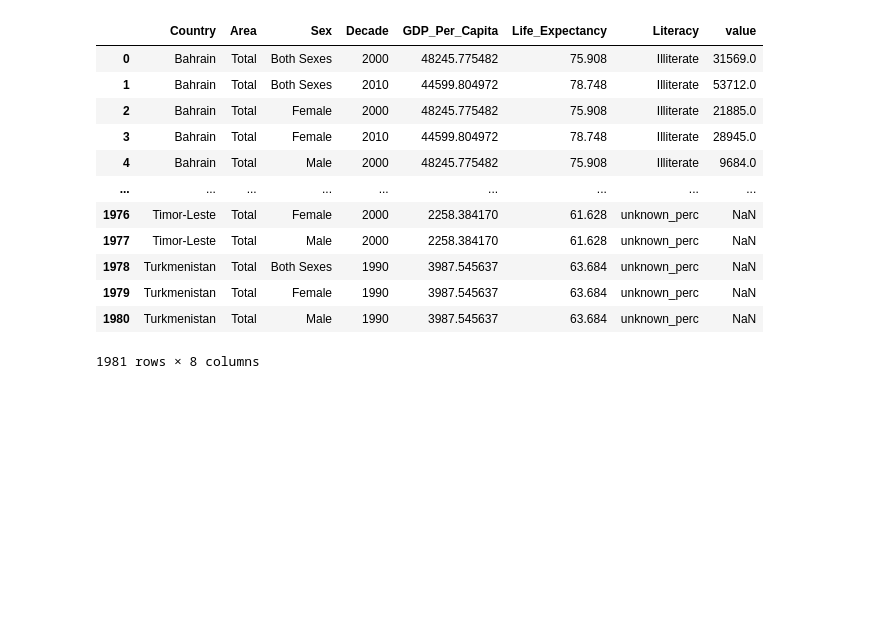
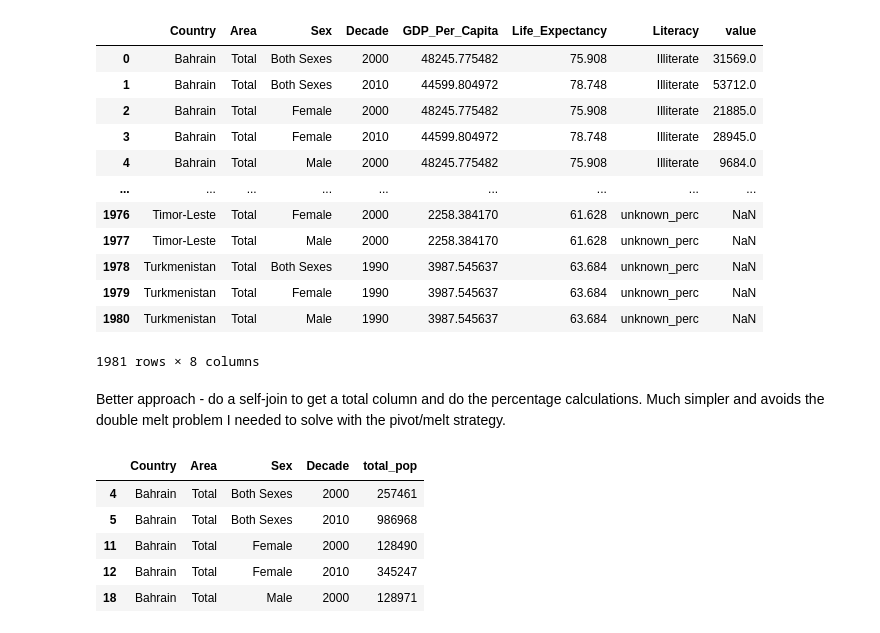
Before and after one commit to nss-data-science-cohort-7/un-exploration-tfwhitesell, a Jupyter notebook: notebooks/un_solo.ipynb, the cells around one changed output. Cells and saved outputs as stored; diff of their text form; code cells hidden in the pictures; blank space fills up the shorter version.

```diff
--- a/notebooks/un_solo.ipynb
+++ b/notebooks/un_solo.ipynb
@@ -395,3 +395,5 @@ pd.melt(asia_wide, id_vars = ['Country', 'Area', 'Sex', 'Decade', 'GDP_Per_Capit
 | 1979 | Turkmenistan | Total | Female | 1990 | 3987.545637 | 63.684 | unknown_perc | NaN |
 | 1980 | Turkmenistan | Total | Male | 1990 | 3987.545637 | 63.684 | unknown_perc | NaN |
 1981 rows × 8 columns
+# %% [markdown]
+Better approach - do a self-join to get a total column and do the percentage calculations. Much simpler and avoids the double melt problem I needed to solve with the pivot/melt strategy.
@@ -397,0 +402,9 @@ pd.melt(asia_wide, id_vars = ['Country', 'Area', 'Sex', 'Decade', 'GDP_Per_Capit
+# %%
+asia_group_total.head()
+# %% [output]
+|  | Country | Area | Sex | Decade | total_pop |
+| 4 | Bahrain | Total | Both Sexes | 2000 | 257461 |
+| 5 | Bahrain | Total | Both Sexes | 2010 | 986968 |
+| 11 | Bahrain | Total | Female | 2000 | 128490 |
+| 12 | Bahrain | Total | Female | 2010 | 345247 |
+| 18 | Bahrain | Total | Male | 2000 | 128971 |
```
Also changed, not shown: parts of 5 cells of this notebook, 3 other files.
